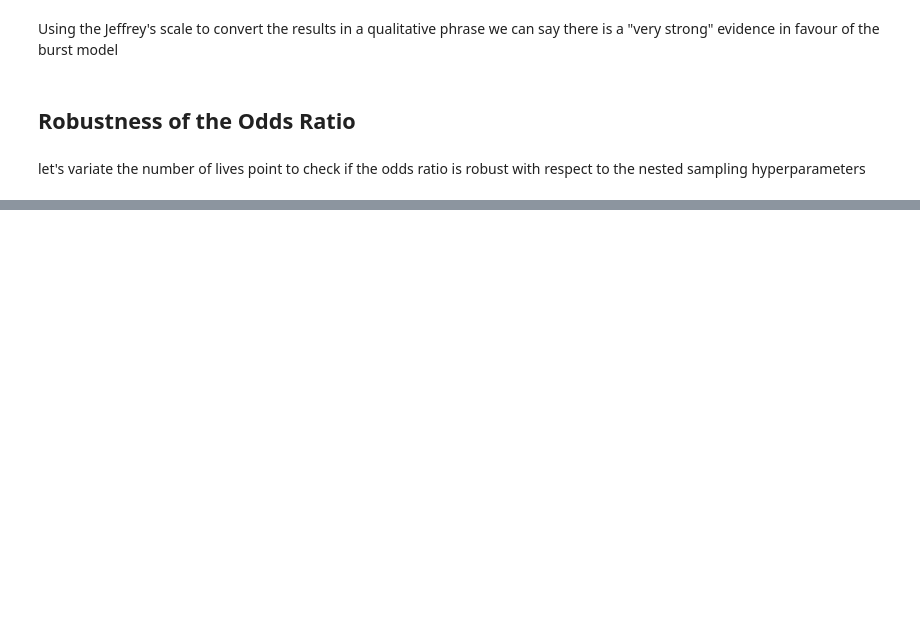
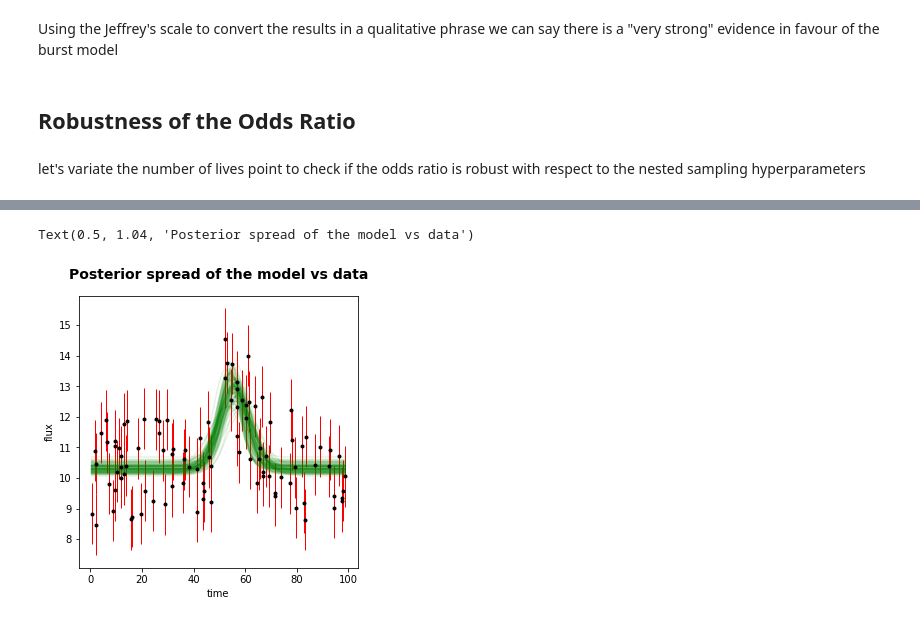
Before and after one commit to LeonardoToti/astrostatistics_bicocca_2024, a Jupyter notebook: working/L12/Transient_Universe_2.ipynb, the cells around one changed output, grey strips where cells are left out. Drawn from its saved outputs; the diff is of its cells as text; code cells hidden in the pictures; blank space fills up the shorter version.

```diff
--- a/working/L12/Transient_Universe_2.ipynb
+++ b/working/L12/Transient_Universe_2.ipynb
@@ -288,0 +298,19 @@ print(O21)
+# %%
+plt.rcParams['figure.figsize'] = [5, 5]
+import random
+random_samples = np.array(random.sample(samples_gaussian_equal.tolist(), k = 100))
+
+fig = plt.figure(figsize=(5, 5))
+ax = fig.add_subplot(111)
+
+ax.errorbar(time, flux, d_flux, fmt='.k', lw=1, ecolor='red')
+
+xgrid = np.linspace(min(time), max(time), len(time))
+
+[plt.plot(xgrid, gaussian(xgrid, rs), color = 'green', alpha = 0.1) for rs in (random_samples)];
+plt.xlabel('time')
+plt.ylabel('flux')
+plt.title('Posterior spread of the model vs data',fontsize = 14, fontweight="bold",  y=1.04)
+# %% [output]
+Text(0.5, 1.04, 'Posterior spread of the model vs data')
+[figure, added]
```
Also changed, not shown: parts of 15 cells of this notebook, 1 other file.
